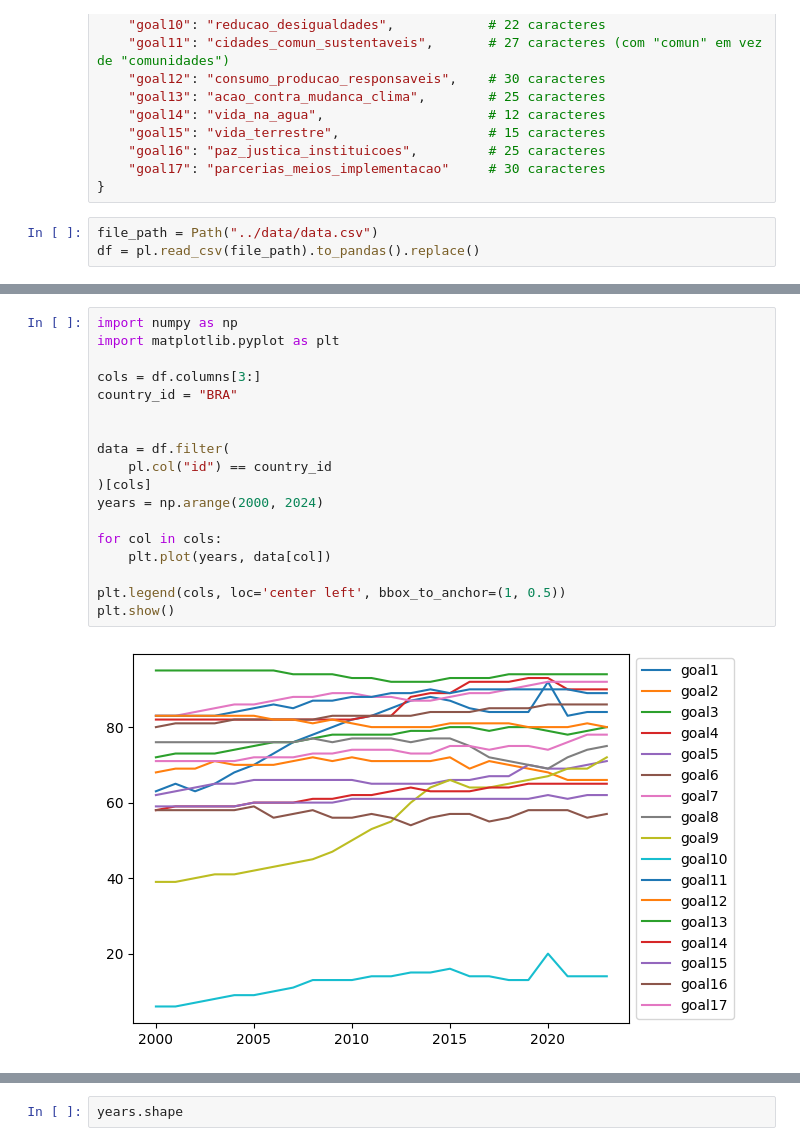
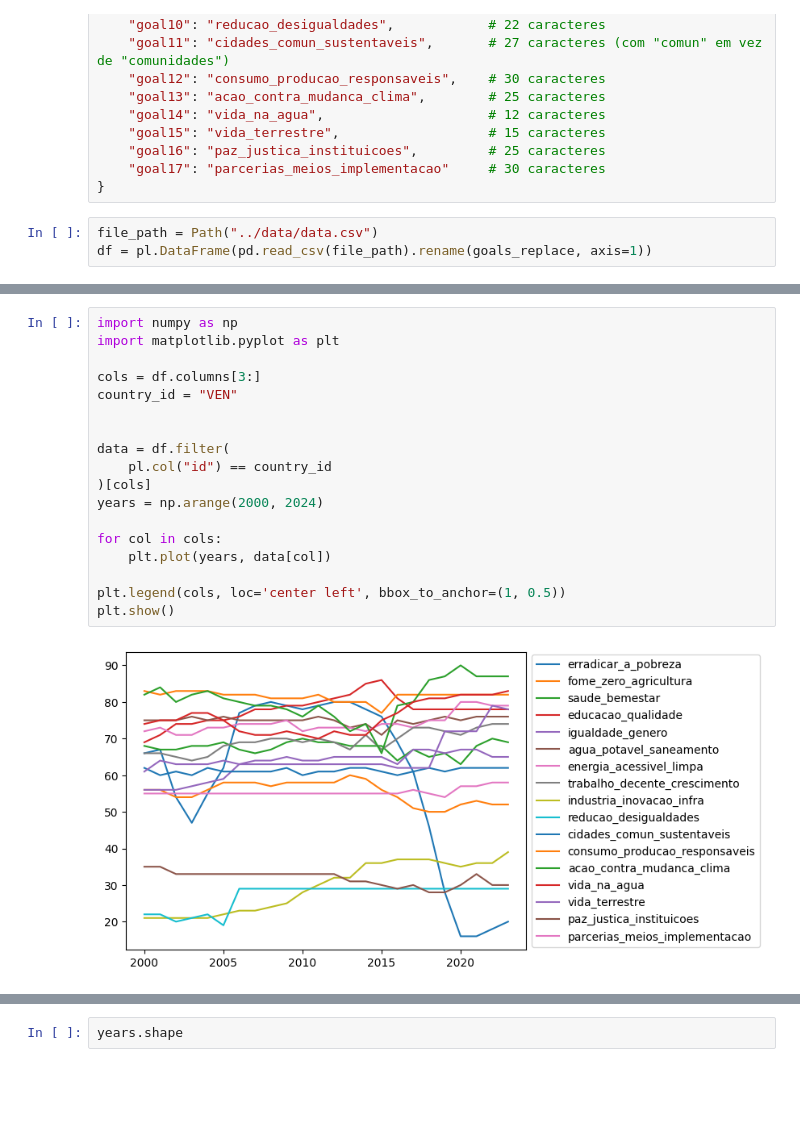
Before and after one commit to bennettcatho/sdgprogress.github.io, a Jupyter notebook: py/code_19_03_2025.ipynb, the cells around one changed output, grey strips where cells are left out. Drawn from its saved outputs; the diff is of its cells as text; blank space fills up the shorter version.

```diff
--- a/py/code_19_03_2025.ipynb
+++ b/py/code_19_03_2025.ipynb
@@ -23,7 +24,7 @@ goals_replace = {
 }
 # %%
 file_path = Path("../data/data.csv")
-df = pl.read_csv(file_path).to_pandas().replace()
+df = pl.DataFrame(pd.read_csv(file_path).rename(goals_replace, axis=1))
 # %%
 df.filter(
     pl.col("id") == "AFG"
@@ -46,20 +47,20 @@ shape: (24, 20)
 # %%
 import numpy as np
 import matplotlib.pyplot as plt
 
 cols = df.columns[3:]
-country_id = "BRA"
+country_id = "VEN"
 
 
 data = df.filter(
     pl.col("id") == country_id
 )[cols]
 years = np.arange(2000, 2024)
 
 for col in cols:
     plt.plot(years, data[col])
 
 plt.legend(cols, loc='center left', bbox_to_anchor=(1, 0.5))
 plt.show()
 # %% [output]
-[figure, old version]
+[figure, new version]
```
Also changed, not shown: parts of 4 cells of this notebook, 13 other files.
